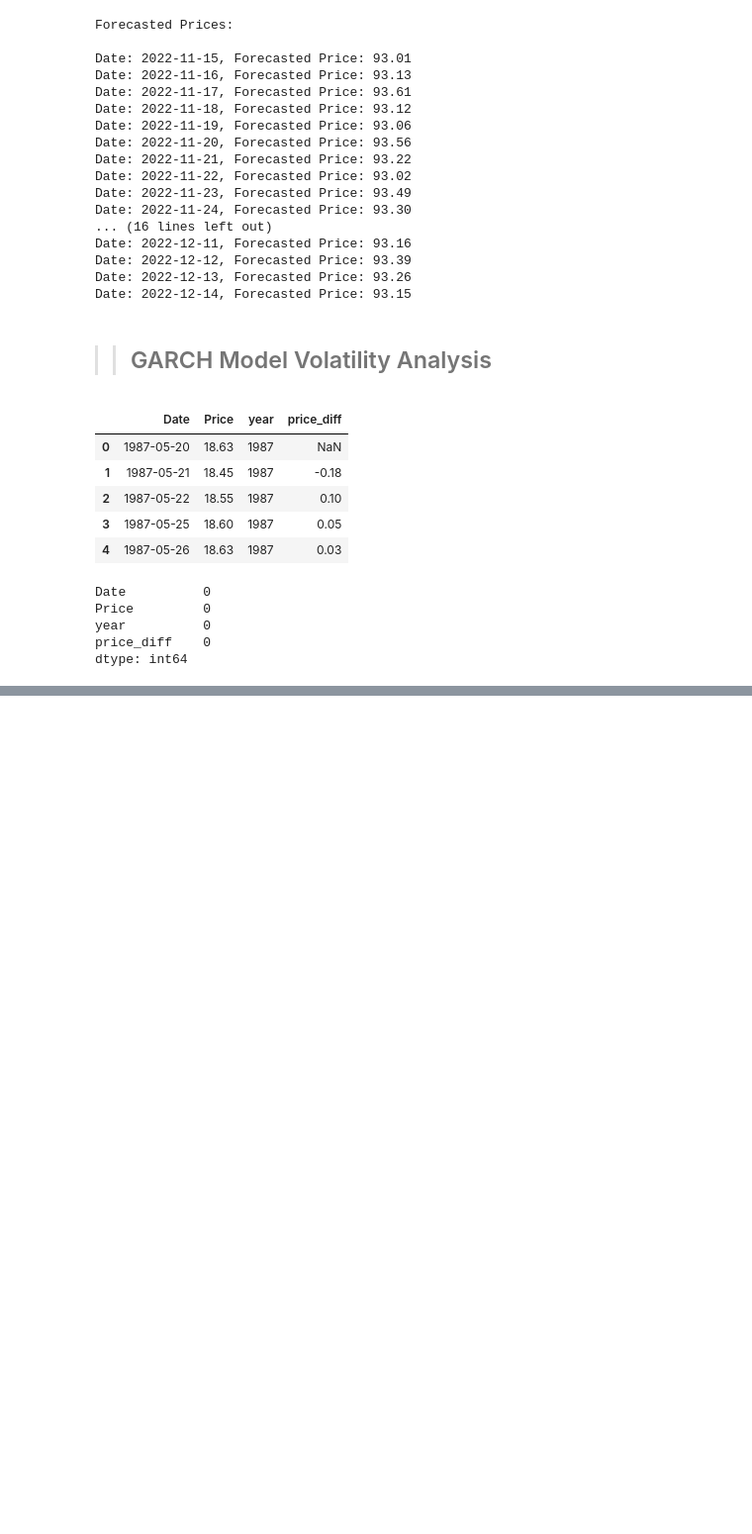
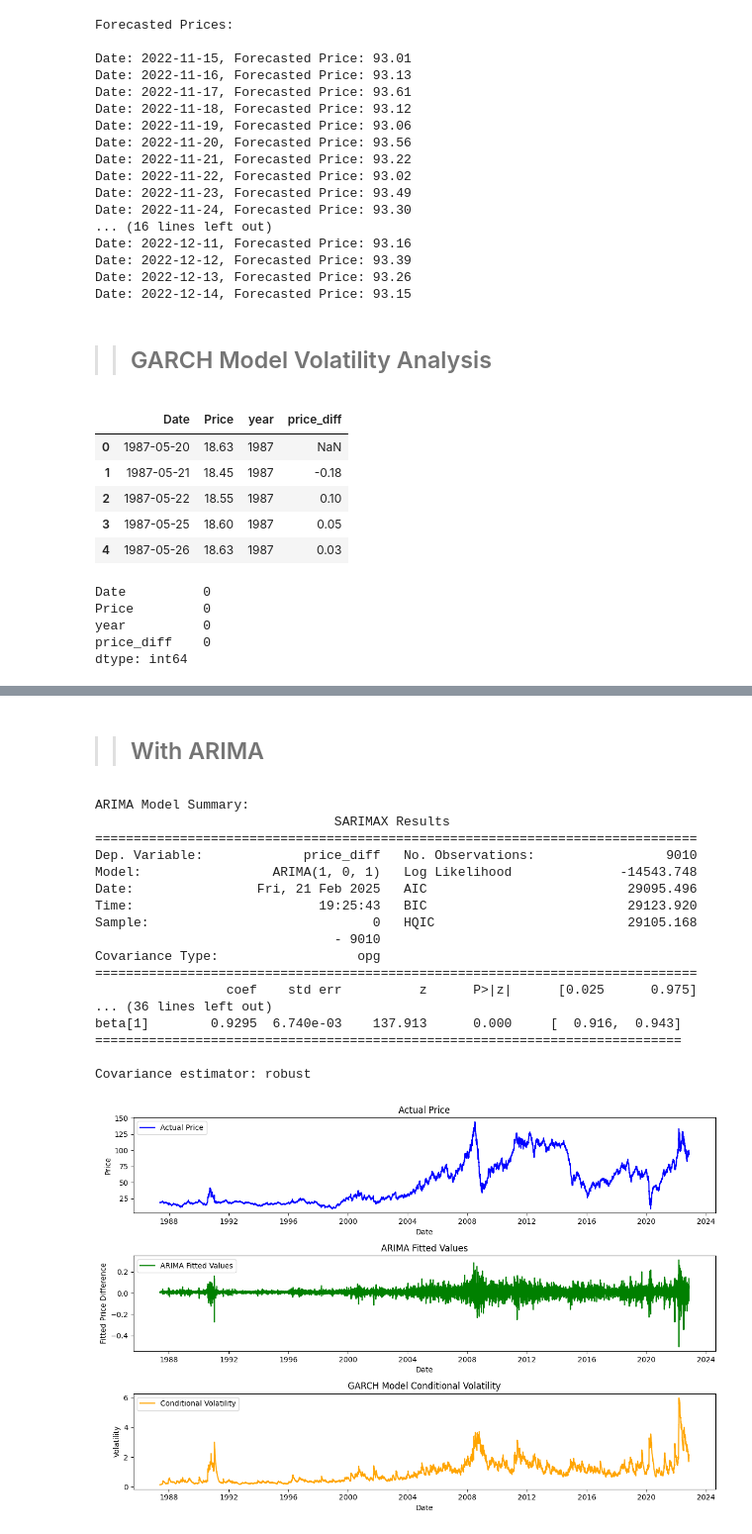
Before and after one commit to hanaDemma/Change_point_analysis_and_statistical_modelling-, a Jupyter notebook: notebooks/changePointAnalyisis.ipynb, the cells around one changed output, grey strips where cells are left out. Shown at 99% size. Cells and saved outputs as stored; diff of their text form; code cells hidden in the pictures; blank space fills up the shorter version.

```diff
--- a/notebooks/changePointAnalyisis.ipynb
+++ b/notebooks/changePointAnalyisis.ipynb
@@ -303,0 +375,24 @@ dtype: int64
+# %% [markdown]
+>> ## With ARIMA
+# %%
+from scripts.plot import all_models
+all_models(price_data)
+# %% [output]
+ARIMA Model Summary:
+                               SARIMAX Results
+==============================================================================
+Dep. Variable:             price_diff   No. Observations:                 9010
+Model:                 ARIMA(1, 0, 1)   Log Likelihood              -14543.748
+Date:                Fri, 21 Feb 2025   AIC                          29095.496
+Time:                        19:25:43   BIC                          29123.920
+Sample:                             0   HQIC                         29105.168
+                               - 9010
+Covariance Type:                  opg
+==============================================================================
+                 coef    std err          z      P>|z|      [0.025      0.975]
+... (36 lines left out)
+beta[1]        0.9295  6.740e-03    137.913      0.000     [  0.916,  0.943]
+============================================================================
+
+Covariance estimator: robust
+[figure, added]
```
Also changed, not shown: parts of 5 cells of this notebook, 1 other file.
